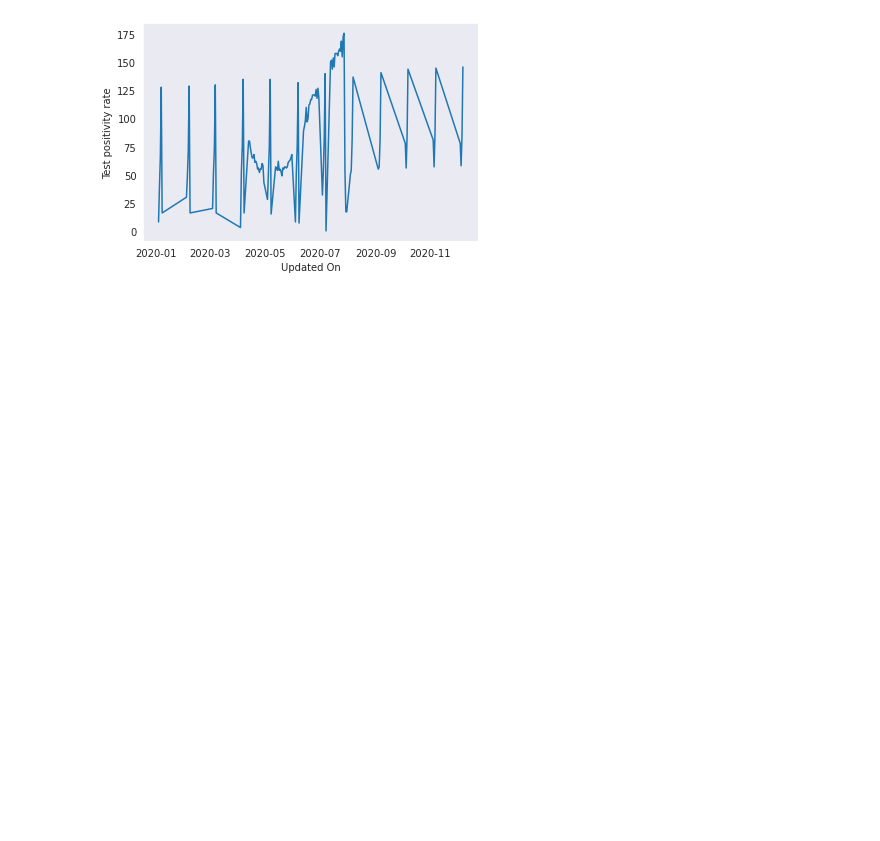
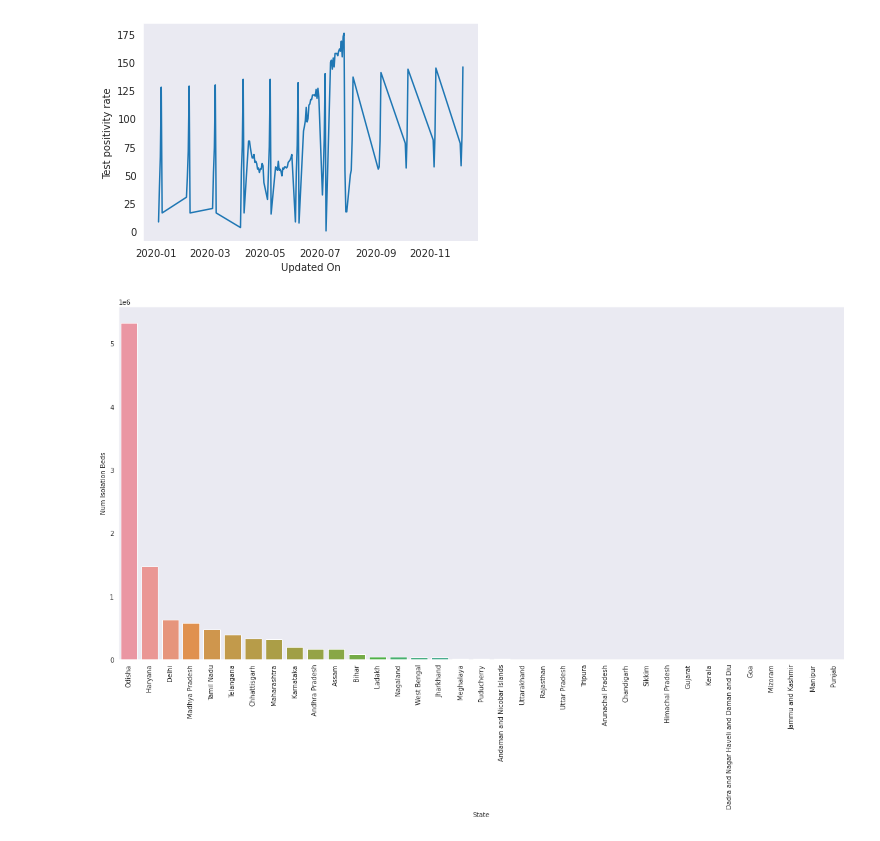
Before and after one commit to acchu99/covid-19-data-mining, a Jupyter notebook: COVID_19_Data_Mining.ipynb, the cells around one changed output. Cells and saved outputs as stored; diff of their text form; code cells hidden in the pictures; blank space fills up the shorter version.

```diff
--- a/COVID_19_Data_Mining.ipynb
+++ b/COVID_19_Data_Mining.ipynb
@@ -106,3 +106,15 @@ sns.lineplot(x='Updated On',y='Test positivity rate',data=testingline)
 # %% [output]
 <matplotlib.axes._subplots.AxesSubplot at 0x...>
 [figure]
+# %%
+
+plt.figure(figsize=(20,10))
+isobeds=testingstatewise.groupby('State').sum().sort_values('Num Isolation Beds',ascending=False)
+isobeds.reset_index(inplace=True)
+isobeds=isobeds[isobeds['State']!='Total']
+isobeds=isobeds[isobeds['State']!='']
+sns.barplot(x='State',y='Num Isolation Beds',data=isobeds)
+plt.xticks(rotation=90)
+plt.show()
+# %% [output]
+[figure, added]
```
Also changed, not shown: parts of 2 cells of this notebook.
